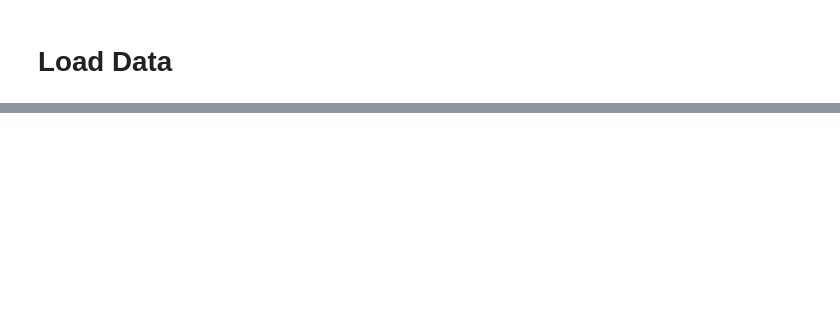
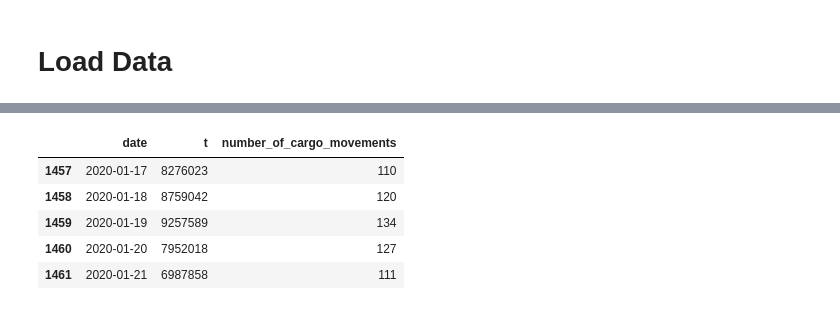
Before and after one commit to V0RT3X4/python-sdk, a Jupyter notebook: docs/examples/Crude_Floating_Storage_Webinar.ipynb, the cells around one changed output, grey strips where cells are left out. Saved outputs shown, nothing was run; the diff lists cells and outputs as text; code cells hidden in the pictures; blank space fills up the shorter version.

```diff
--- a/docs/examples/Crude_Floating_Storage_Webinar.ipynb
+++ b/docs/examples/Crude_Floating_Storage_Webinar.ipynb
@@ -103,2 +93,11 @@ df_fs.head()
+# %%
+df_fs.tail()
+# %% [output]
+|  | date | t | number_of_cargo_movements |
+| 1457 | 2020-01-17 | 8276023 | 110 |
+| 1458 | 2020-01-18 | 8759042 | 120 |
+| 1459 | 2020-01-19 | 9257589 | 134 |
+| 1460 | 2020-01-20 | 7952018 | 127 |
+| 1461 | 2020-01-21 | 6987858 | 111 |
 # %%
 floating_storage = df_fs.set_index('date')[UNIT] / 1000
```
Also changed, not shown: parts of 21 cells of this notebook, 1 other file.
